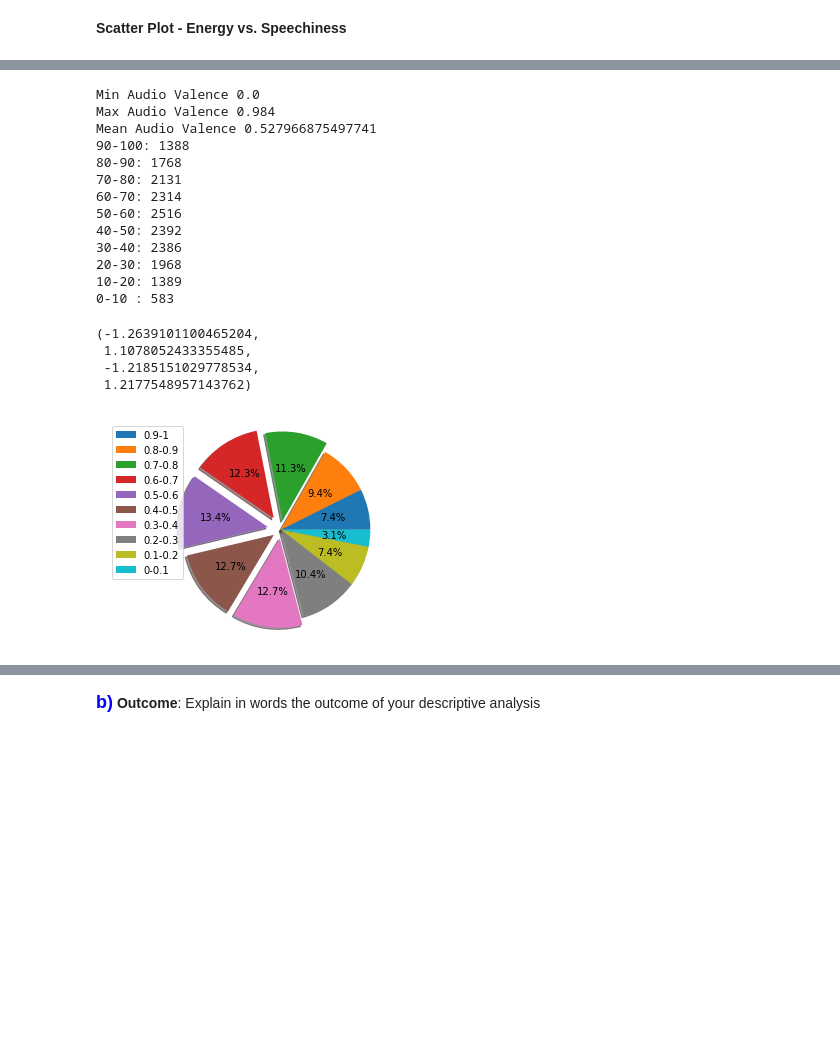
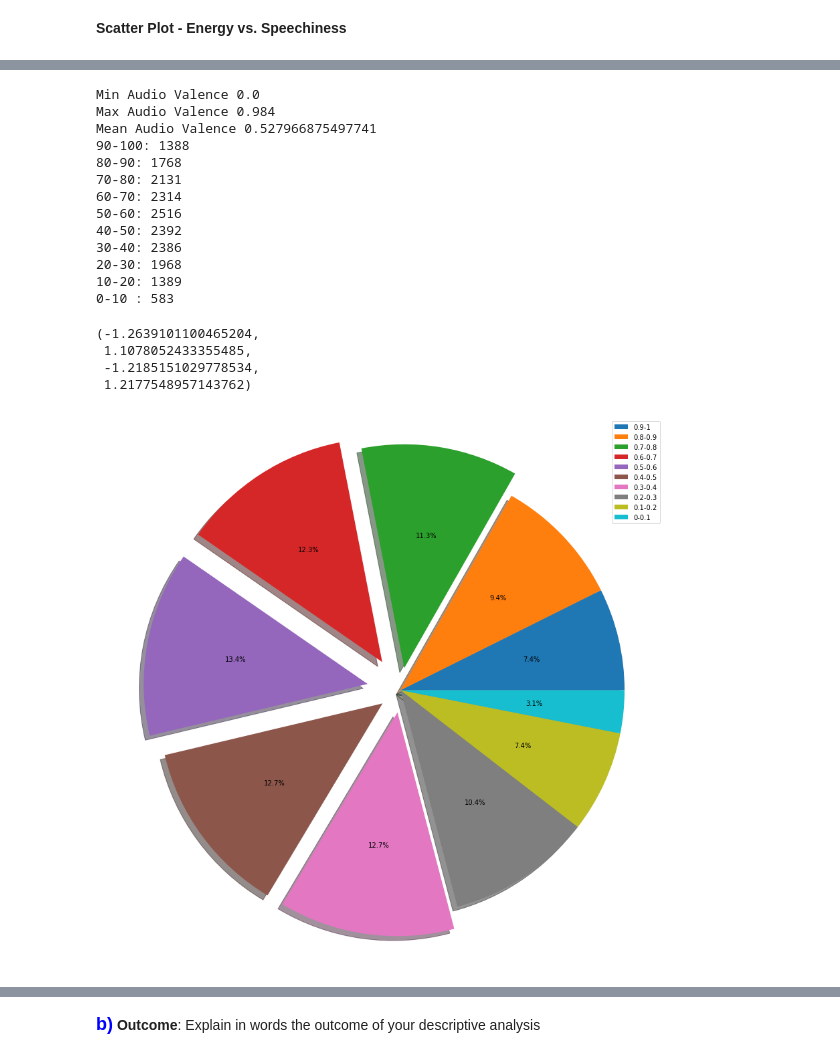
Before and after one commit to edalrami/spotify_clustering, a Jupyter notebook: Project 2.ipynb, the cells around one changed output, grey strips where cells are left out. Cells and saved outputs as stored; diff of their text form; code cells hidden in the pictures; blank space fills up the shorter version.

```diff
--- a/Project 2.ipynb
+++ b/Project 2.ipynb
@@ -46,8 +46,8 @@ from os.path import isfile, join
 from scipy.cluster.hierarchy import fcluster
 from mpl_toolkits.mplot3d import Axes3D
 
-song_data_df = pd.read_csv('song_data.csv')
-song_info_df = pd.read_csv('song_info.csv')
+song_data_df = pd.read_csv('song_data.csv', index_col = 0)
+song_info_df = pd.read_csv('song_info.csv', index_col = 0)
 # %% [markdown]
 <b><font color="blue" size = 4>b)</font> Stakeholder</b>: Describe your stakeholder. Who is the potential sponsor of your project? For example: a real estate investor, the police department, a city mayor, etc.
 # %% [markdown]
@@ -281,5 +278,5 @@ plt.show()
 # %%
-# fig, ax = plt.subplots(figsize = (15,15))
+fig, ax = plt.subplots(figsize = (15,15))
 min_valence = min(song_data_df['audio_valence']);
 max_valence = max(song_data_df['audio_valence']);
 mean_valence = song_data_df['audio_valence'].mean();
@@ -308,34 +305,34 @@ print("40-50:", p40_50)
 print("30-40:", p30_40)
 print("20-30:", p20_30)
 print("10-20:", p10_20)
 print("0-10 :", p00_10)
 
 sizes = [p90_100, p80_90, p70_80, p60_70, p50_60, p40_50, p30_40, p20_30, p10_20, p00_10]
 labels = '0.9-1', '0.8-0.9', '0.7-0.8', '0.6-0.7', '0.5-0.6', '0.4-0.5', '0.3-0.4', '0.2-0.3', '0.1-0.2', '0-0.1'
 explode = (0, 0, 0.1, 0.15, 0.15, 0.1, 0.1, 0, 0, 0)
 
 patches, texts, _ = plt.pie(sizes, explode = explode, autopct='%1.1f%%', shadow=True)
 plt.legend(patches, labels, loc="best")
 plt.axis('equal')
 # %% [output]
 Min Audio Valence 0.0
 Max Audio Valence 0.984
 Mean Audio Valence 0.527966875497741
 90-100: 1388
 80-90: 1768
 70-80: 2131
 60-70: 2314
 50-60: 2516
 40-50: 2392
 30-40: 2386
 20-30: 1968
 10-20: 1389
 0-10 : 583
 (-1.2639101100465204,
  1.1078052433355485,
  -1.2185151029778534,
  1.2177548957143762)
-[figure, old version]
+[figure, new version]
 # %%
 plt.hist(song_data_df['tempo'], bins=100)
 # %% [output]
```
Also changed, not shown: parts of 10 cells of this notebook, 1 other file.
